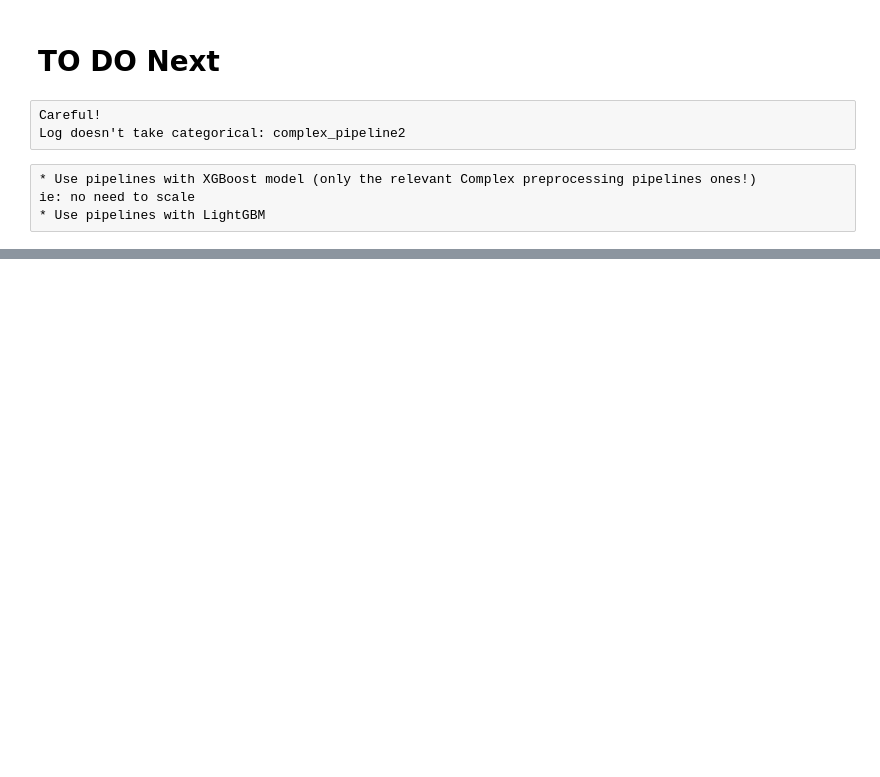
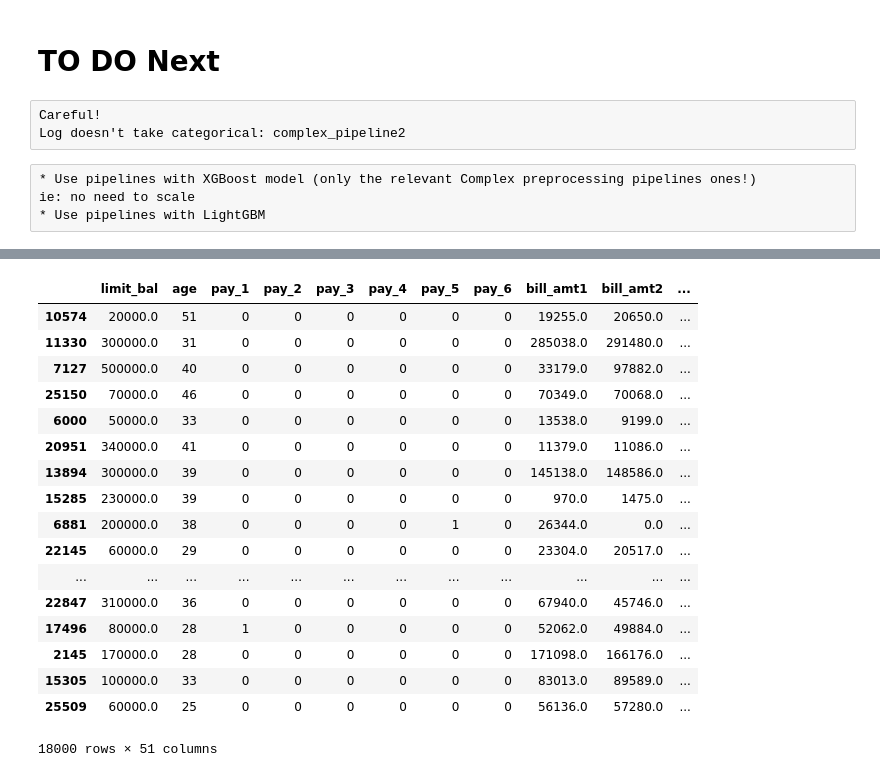
Before and after one commit to thomasXwang/UCI-Credit-card-defaults, a Jupyter notebook: 05-UCI with pipelines_clean.ipynb, the cells around one changed output, grey strips where cells are left out. Saved outputs shown, nothing was run; the diff lists cells and outputs as text; code cells hidden in the pictures; blank space fills up the shorter version.

Commit message:
Trained all our [preproc, classifier] models

```diff
--- a/05-UCI with pipelines_clean.ipynb
+++ b/05-UCI with pipelines_clean.ipynb
@@ -371,10 +398,9 @@ Shape:  (30000, 50)
 # %%
-complex_pipelines = [complex_pipe1,
+complex_pipelines_num = [complex_pipe1,
                     complex_pipe2,
-                    complex_pipe3,
-                    complex_pipe4,
-                    complex_pipe5,
-                    complex_pipe6]
+                    complex_pipe3_num,
+                    complex_pipe4_num,
+                    complex_pipe5]
 # %% [markdown]
 # Prediction Classifiers
 # %% [markdown]
@@ -414,11 +440,13 @@ Prediction Pipelines consists of the following architecture:
 # %%
 from collections import defaultdict
 
-dico_pipelined_models = defaultdict(dict)
+dico_pipelined_models_num = defaultdict(dict)
+dico_pipelined_models_cat = defaultdict(dict)
 # %%
-for i in range(len(complex_pipelines)):
+for i in range(len(complex_pipelines_num)):
+    print(i)
     for (name, model) in dico_models.items():
-        dico_pipelined_models[i][name] = Pipeline([
-            ('preproc', complex_pipelines[i]),
+        dico_pipelined_models_num[i][name] = Pipeline([
+            ('preproc', complex_pipelines_num[i]),
             ('classifier', model)
         ])
@@ -468,7 +503,7 @@ dico_pipelined_models[4]
 dico_classification_reports = defaultdict(dict)
 dico_confusion_matrices = defaultdict(dict)
 # %%
-for i in range(len(complex_pipelines)):
+for i in range(len(complex_pipelines_num)):
     for (name, model) in dico_models.items():
         pipe = dico_pipelined_models[i][name]
         pipe.fit(X_train, np.ravel(y_train))
@@ -540,0 +675,21 @@ ie: no need to scale
+# %%
+dico_pipelined_models_num[2]['log'].steps[0][1].fit_transform(X_train)
+# %% [output]
+|  | limit_bal | age | pay_1 | pay_2 | pay_3 | pay_4 | pay_5 | pay_6 | bill_amt1 | bill_amt2 | ... |
+| 10574 | 20000.0 | 51 | 0 | 0 | 0 | 0 | 0 | 0 | 19255.0 | 20650.0 | ... |
+| 11330 | 300000.0 | 31 | 0 | 0 | 0 | 0 | 0 | 0 | 285038.0 | 291480.0 | ... |
+| 7127 | 500000.0 | 40 | 0 | 0 | 0 | 0 | 0 | 0 | 33179.0 | 97882.0 | ... |
+| 25150 | 70000.0 | 46 | 0 | 0 | 0 | 0 | 0 | 0 | 70349.0 | 70068.0 | ... |
+| 6000 | 50000.0 | 33 | 0 | 0 | 0 | 0 | 0 | 0 | 13538.0 | 9199.0 | ... |
+| 20951 | 340000.0 | 41 | 0 | 0 | 0 | 0 | 0 | 0 | 11379.0 | 11086.0 | ... |
+| 13894 | 300000.0 | 39 | 0 | 0 | 0 | 0 | 0 | 0 | 145138.0 | 148586.0 | ... |
+| 15285 | 230000.0 | 39 | 0 | 0 | 0 | 0 | 0 | 0 | 970.0 | 1475.0 | ... |
+| 6881 | 200000.0 | 38 | 0 | 0 | 0 | 0 | 1 | 0 | 26344.0 | 0.0 | ... |
+| 22145 | 60000.0 | 29 | 0 | 0 | 0 | 0 | 0 | 0 | 23304.0 | 20517.0 | ... |
+| ... | ... | ... | ... | ... | ... | ... | ... | ... | ... | ... | ... |
+| 22847 | 310000.0 | 36 | 0 | 0 | 0 | 0 | 0 | 0 | 67940.0 | 45746.0 | ... |
+| 17496 | 80000.0 | 28 | 1 | 0 | 0 | 0 | 0 | 0 | 52062.0 | 49884.0 | ... |
+| 2145 | 170000.0 | 28 | 0 | 0 | 0 | 0 | 0 | 0 | 171098.0 | 166176.0 | ... |
+| 15305 | 100000.0 | 33 | 0 | 0 | 0 | 0 | 0 | 0 | 83013.0 | 89589.0 | ... |
+| 25509 | 60000.0 | 25 | 0 | 0 | 0 | 0 | 0 | 0 | 56136.0 | 57280.0 | ... |
+18000 rows × 51 columns
```
Also changed, not shown: parts of 24 cells of this notebook.
